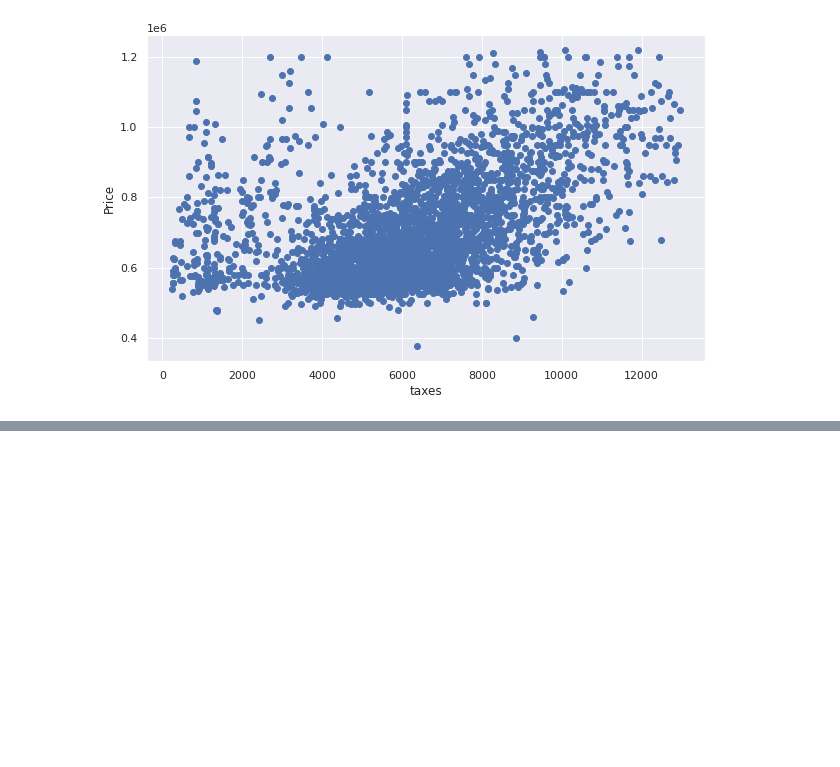
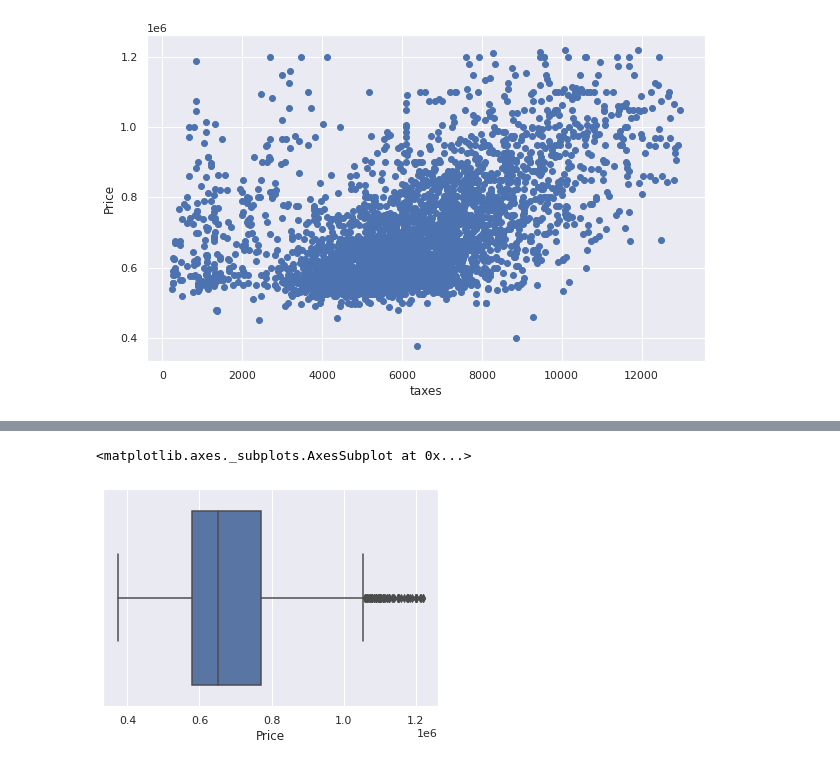
Before and after one commit to Jiji-96/Data-Cleaning-and-EDA, a Jupyter notebook: google_drive_data.ipynb, the cells around one changed output, grey strips where cells are left out. Saved outputs shown, nothing was run; the diff lists cells and outputs as text; code cells hidden in the pictures; blank space fills up the shorter version.

```diff
--- a/google_drive_data.ipynb
+++ b/google_drive_data.ipynb
@@ -686,0 +688,5 @@ plt.show()
+# %%
+sns.boxplot(x=df2['Price'])
+# %% [output]
+<matplotlib.axes._subplots.AxesSubplot at 0x...>
+[figure, added]
```
Also changed, not shown: parts of 12 cells of this notebook.
